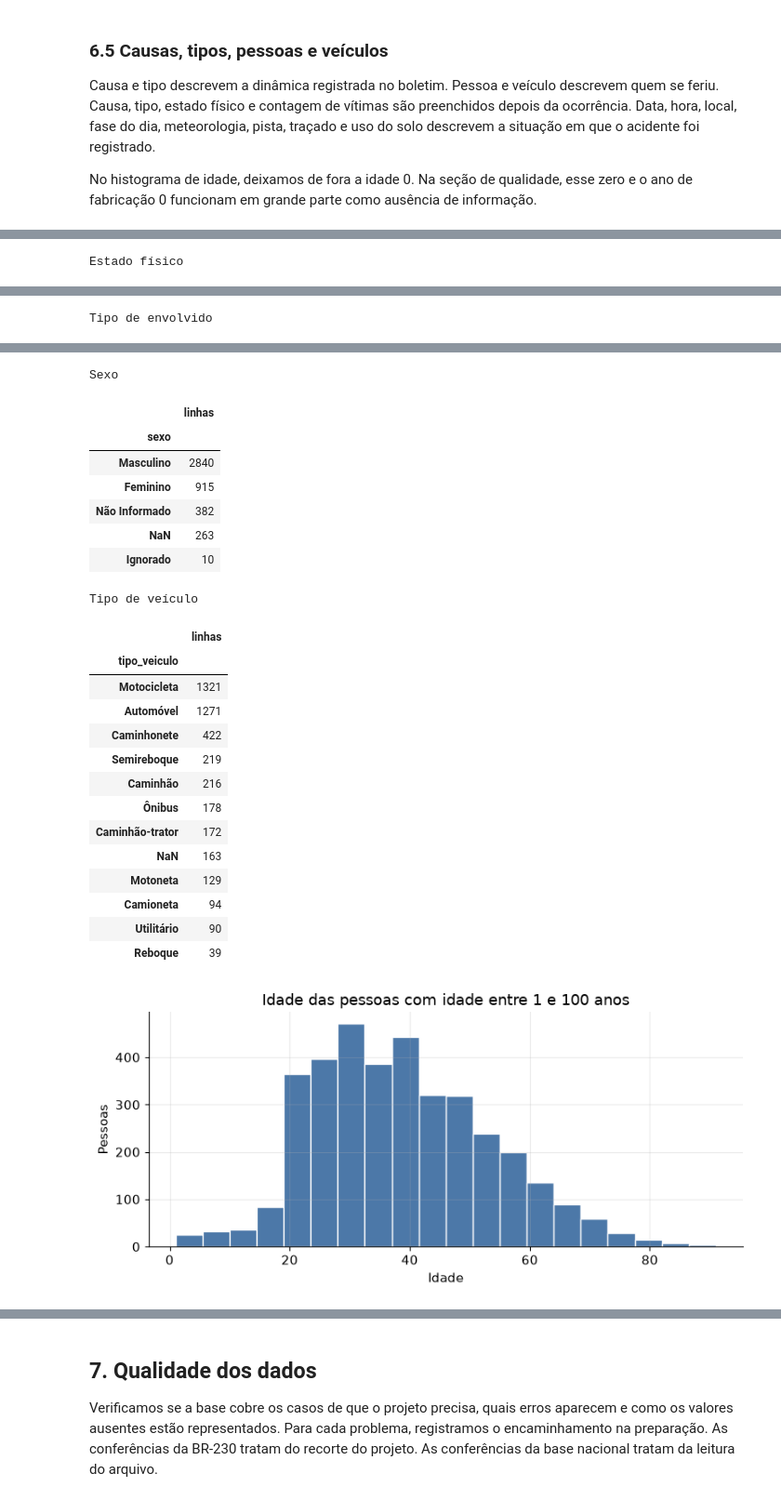
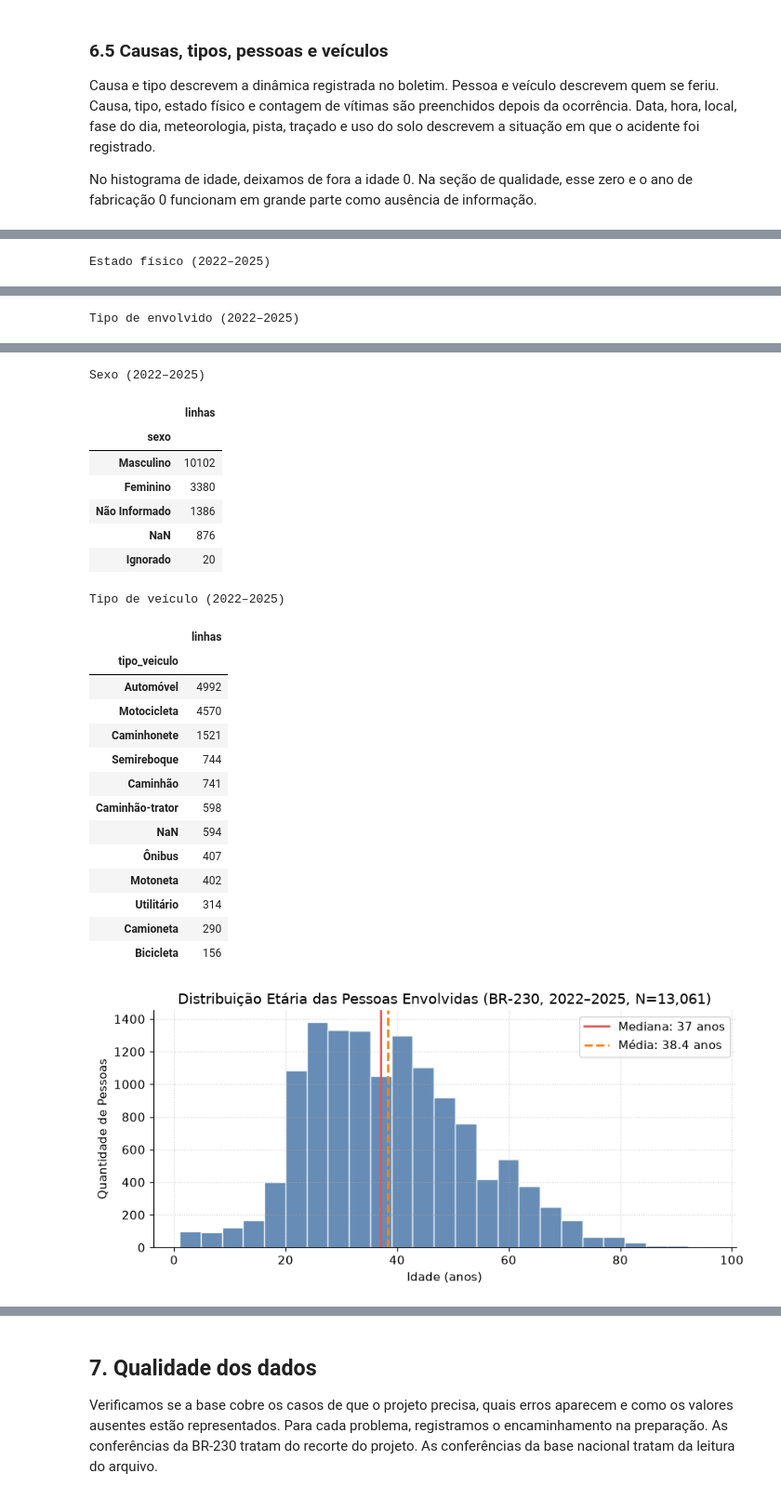
Before and after one commit to batista-neto/Prediction_of_Traffic_Accident_Risk_on_the_BR-230, a Jupyter notebook: entendimento_dados/entendimento_dados_br230.ipynb, the cells around one changed output, grey strips where cells are left out. Shown at 93% size. Cells and saved outputs as stored; diff of their text form; code cells hidden in the pictures.

```diff
--- a/entendimento_dados/entendimento_dados_br230.ipynb
+++ b/entendimento_dados/entendimento_dados_br230.ipynb
@@ -984,27 +1257,32 @@ min         1.00
 75%         3.00
 max         6.00
 # %%
-pessoas_br = pessoas.loc[pessoas["br"].eq(230)].copy()
-
-print("Estado físico")
+print("Estado físico (2022–2025)")
 display(pessoas_br["estado_fisico"].value_counts(dropna=False).rename("linhas").to_frame())
-print("Tipo de envolvido")
+print("\nTipo de envolvido (2022–2025)")
 display(pessoas_br["tipo_envolvido"].value_counts(dropna=False).rename("linhas").to_frame())
-print("Sexo")
+print("\nSexo (2022–2025)")
 display(pessoas_br["sexo"].value_counts(dropna=False).rename("linhas").to_frame())
-print("Tipo de veículo")
+print("\nTipo de veículo (2022–2025)")
 display(pessoas_br["tipo_veiculo"].value_counts(dropna=False).head(12).rename("linhas").to_frame())
 
 idade_valida = pessoas_br.loc[pessoas_br["idade"].between(1, 100), "idade"]
-fig, eixo = plt.subplots(figsize=(8, 3.8))
-eixo.hist(idade_valida, bins=20, color="#4C78A8", edgecolor="white")
-eixo.set_title("Idade das pessoas com idade entre 1 e 100 anos")
-eixo.set_xlabel("Idade")
-eixo.set_ylabel("Pessoas")
+fig, eixo = plt.subplots(figsize=(8.5, 4.0))
+eixo.hist(idade_valida, bins=25, color="#4C78A8", edgecolor="white", alpha=0.85)
+mediana = idade_valida.median()
+media = idade_valida.mean()
+eixo.axvline(mediana, color="#E45756", linestyle="-", linewidth=2, label=f"Mediana: {mediana:.0f} anos")
+eixo.axvline(media, color="#F58518", linestyle="--", linewidth=2, label=f"Média: {media:.1f} anos")
+eixo.set_title(f"Distribuição Etária das Pessoas Envolvidas (BR-230, 2022–2025, N={len(idade_valida):,})")
+eixo.set_xlabel("Idade (anos)")
+eixo.set_ylabel("Quantidade de Pessoas")
+eixo.legend(frameon=True, loc="upper right")
+eixo.grid(True, linestyle=":", alpha=0.6)
 fig.tight_layout()
+fig.savefig(FIGURAS / "distribuicao_idade.png", dpi=300, bbox_inches="tight")
 plt.show()
 print(idade_valida.describe().round(1).to_string())
 # %% [output]
-Estado físico
+Estado físico (2022–2025)
 |  | linhas |
 | estado_fisico |  |
@@ -1017,3 +1295,3 @@ Estado físico
-Tipo de envolvido
+Tipo de envolvido (2022–2025)
 |  | linhas |
 | tipo_envolvido |  |
@@ -1026,24 +1304,24 @@ Tipo de envolvido
-Sexo
+Sexo (2022–2025)
 |  | linhas |
 | sexo |  |
-| Masculino | 2840 |
-| Feminino | 915 |
-| Não Informado | 382 |
-| NaN | 263 |
-| Ignorado | 10 |
+| Masculino | 10102 |
+| Feminino | 3380 |
+| Não Informado | 1386 |
+| NaN | 876 |
+| Ignorado | 20 |
-Tipo de veículo
+Tipo de veículo (2022–2025)
 |  | linhas |
 | tipo_veiculo |  |
-| Motocicleta | 1321 |
-| Automóvel | 1271 |
-| Caminhonete | 422 |
-| Semireboque | 219 |
-| Caminhão | 216 |
-| Ônibus | 178 |
-| Caminhão-trator | 172 |
-| NaN | 163 |
-| Motoneta | 129 |
-| Camioneta | 94 |
-| Utilitário | 90 |
-| Reboque | 39 |
+| Automóvel | 4992 |
+| Motocicleta | 4570 |
+| Caminhonete | 1521 |
+| Semireboque | 744 |
+| Caminhão | 741 |
+| Caminhão-trator | 598 |
+| NaN | 594 |
+| Ônibus | 407 |
+| Motoneta | 402 |
+| Utilitário | 314 |
+| Camioneta | 290 |
+| Bicicleta | 156 |
-[figure, old version]
+[figure, new version]
```
Also changed, not shown: parts of 25 cells of this notebook, 13 other files.
